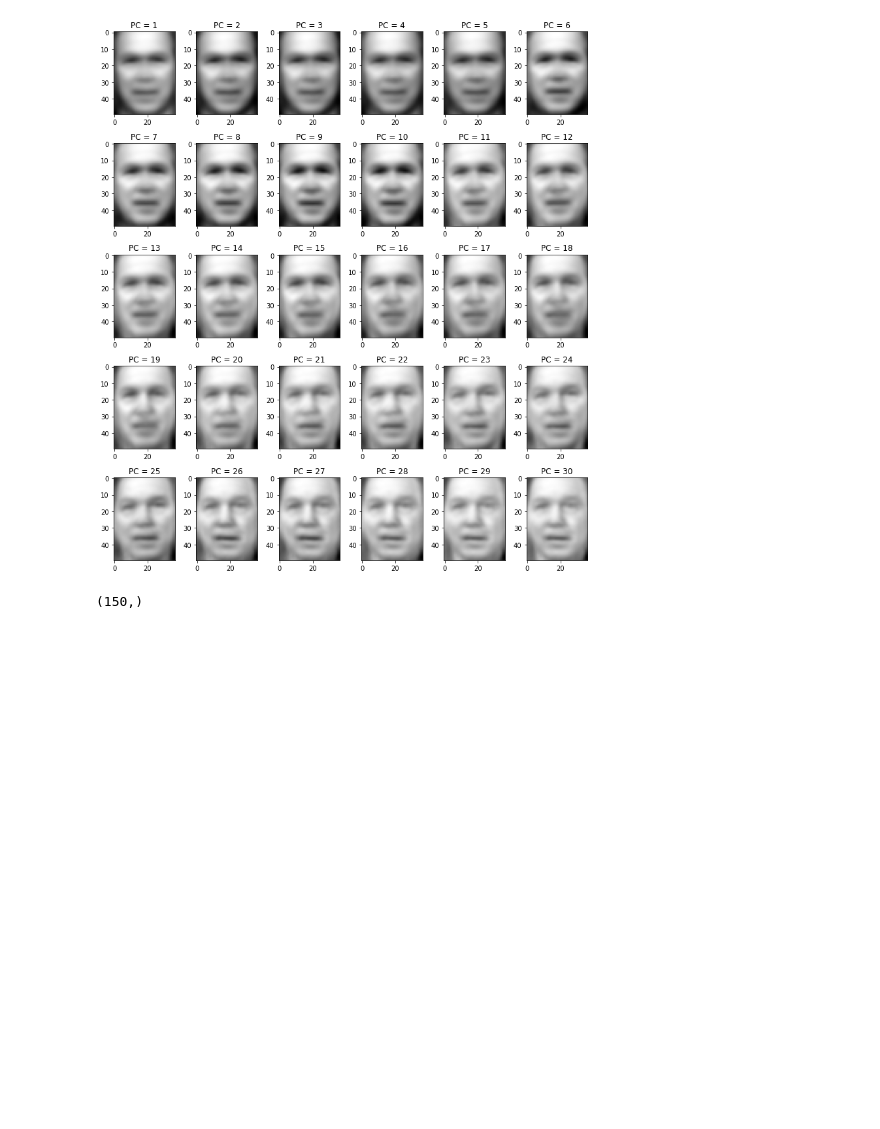
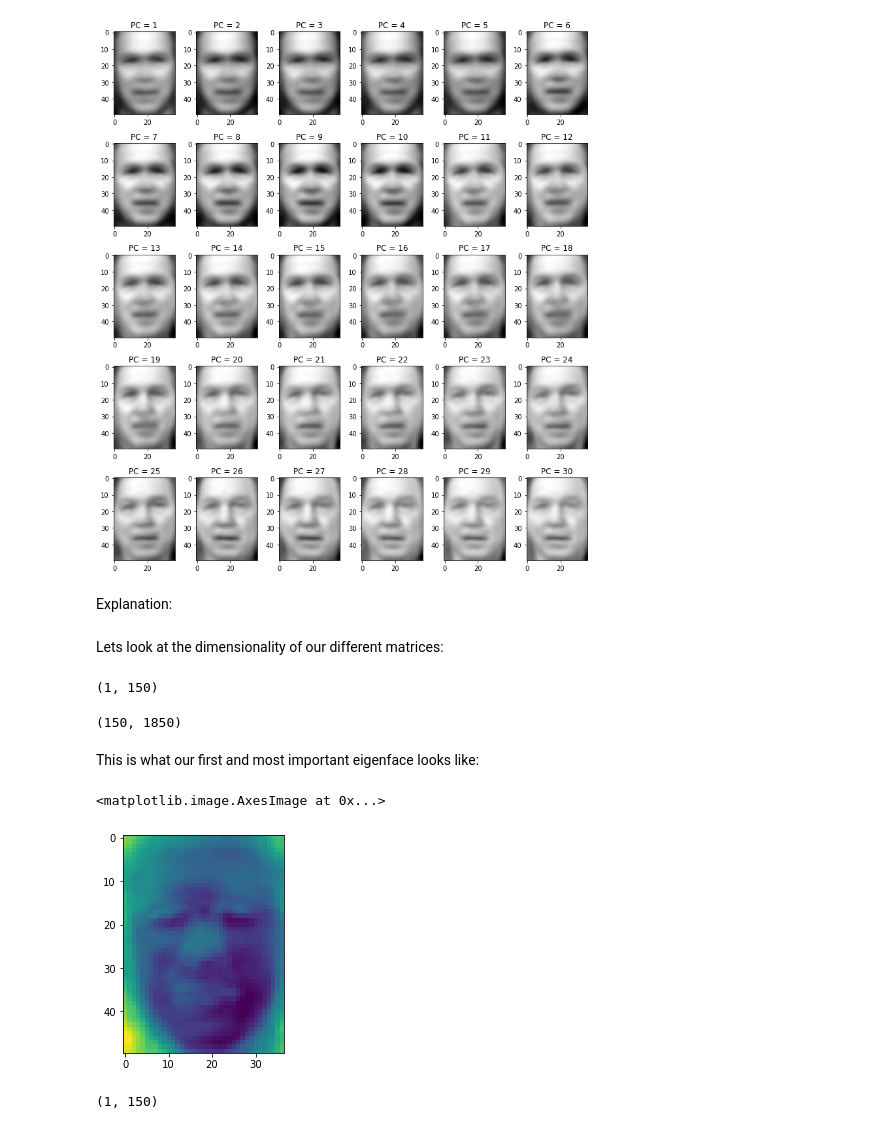
Before and after one commit to Shuaf98/y-data, a Jupyter notebook: ydata_unsupervised_learning/lecture3_Dimensionality/HW3_Shua.ipynb, the cells around one changed output. Drawn from its saved outputs; the diff is of its cells as text; code cells hidden in the pictures; blank space fills up the shorter version.

Commit message:
Finished eigenfaces question, and added explanations.

```diff
--- a/ydata_unsupervised_learning/lecture3_Dimensionality/HW3_Shua.ipynb
+++ b/ydata_unsupervised_learning/lecture3_Dimensionality/HW3_Shua.ipynb
@@ -341,9 +336,25 @@ plt.show()
 # %% [output]
 <Figure size 1440x720 with 0 Axes>
 [figure]
-# %%
-pca1 = PCA(150)
-pca1.fit(X)
-print(pca1.explained_variance_.shape)
-# %% [output]
-(150,)
+# %% [markdown]
+Explanation:
+# %% [markdown]
+Lets look at the dimensionality of our different matrices:
+# %%
+Zi.shape
+#Z is the transformed image (pca.transform). We transformed each image, down to just 150 features pixels-- the best principal components.
+#This can not be plotted as an image, as dimensionality has been reduced to teh most "important" pixels.
+# %% [output]
+(1, 150)
+# %%
+pca.components_.shape #These are the "eigenfaces", the eigenvalues of our data. They are ordered by level of information- we can linearly
+                        #transform our reduced dimensionality pictures with this (1288, 150) X (150, 1850)
+# %% [output]
+(150, 1850)
+# %% [markdown]
+This is what our first and most important eigenface looks like:
+# %%
+plt.imshow(pca.components_[0].reshape(50,37)) #This is the first eigenface of our data set.
+# %% [output]
+<matplotlib.image.AxesImage at 0x...>
+[figure, added]
@@ -349,0 +367,4 @@ print(pca1.explained_variance_.shape)
+# %%
+T.shape #This is the shape: 1 image, and its first 150 principal components.
+# %% [output]
+(1, 150)
```
Also changed, not shown: parts of 21 cells of this notebook.
